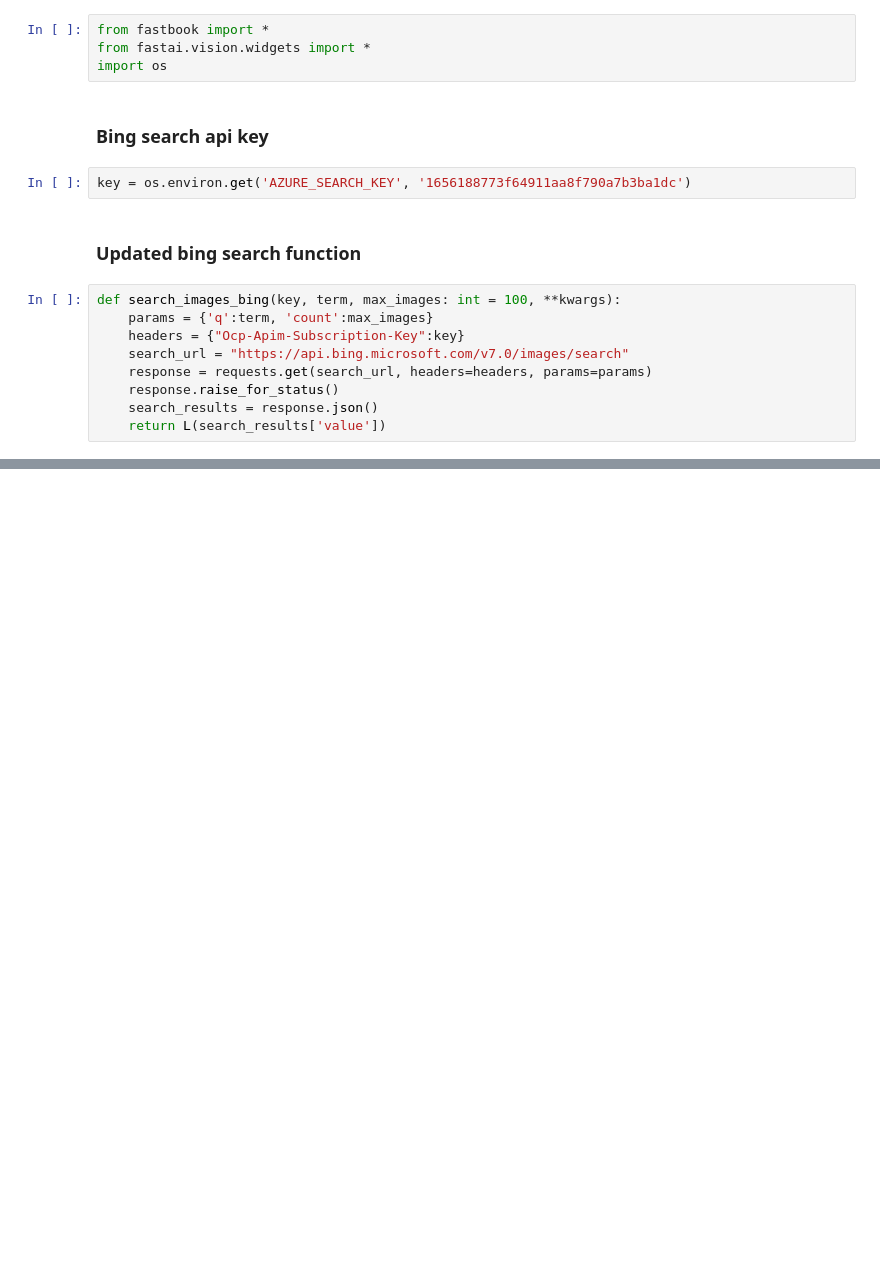
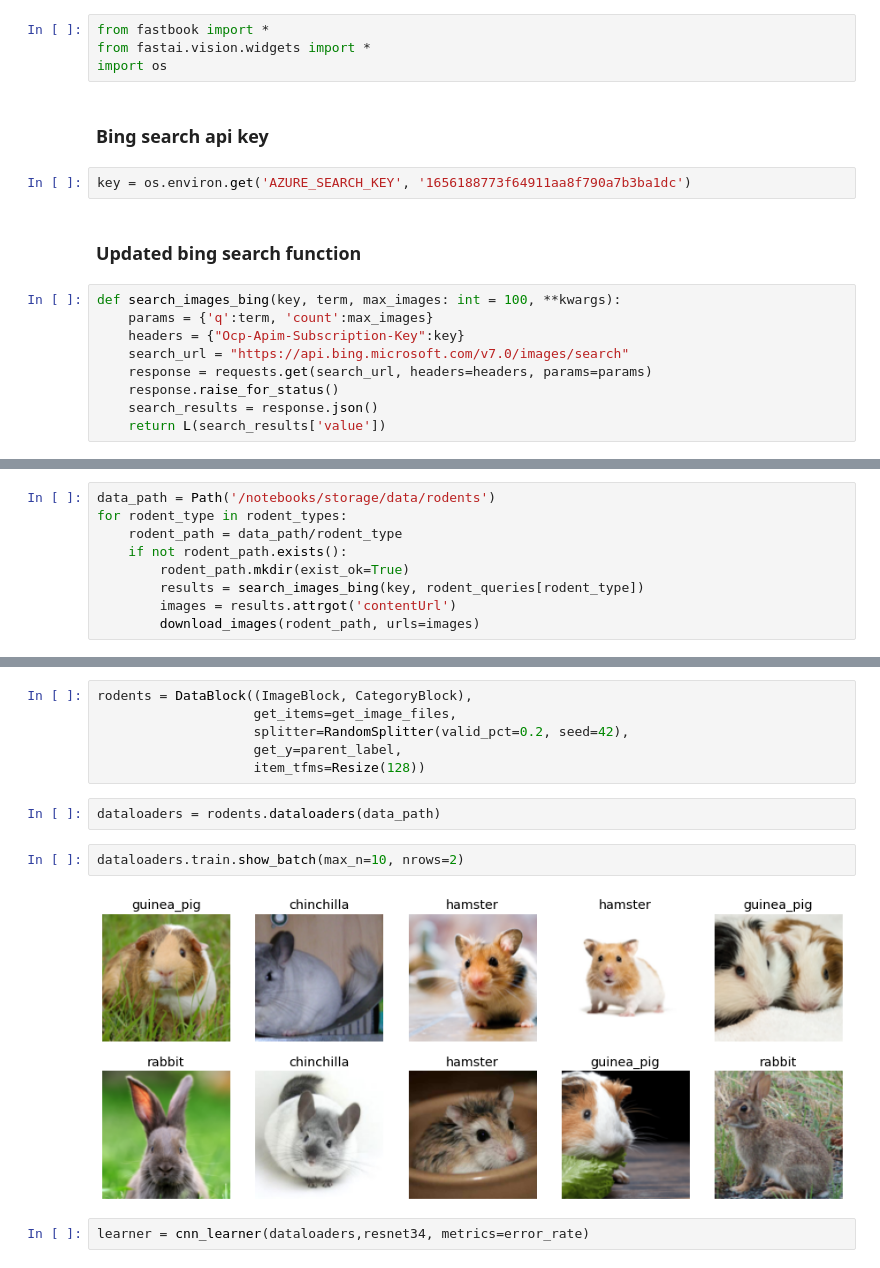
Before and after one commit to dennyi/pytorch_fastai_rodent_classifier, a Jupyter notebook: model_training.ipynb, the cells around one changed output, grey strips where cells are left out. Cells and saved outputs as stored; diff of their text form; blank space fills up the shorter version.

```diff
--- a/model_training.ipynb
+++ b/model_training.ipynb
@@ -33,0 +31,9 @@ FileNotFoundError: [Errno 2] No such file or directory: 'images/rabbits'
+# %%
+data_path = Path('/notebooks/storage/data/rodents')
+for rodent_type in rodent_types:
+    rodent_path = data_path/rodent_type
+    if not rodent_path.exists():
+        rodent_path.mkdir(exist_ok=True)
+        results = search_images_bing(key, rodent_queries[rodent_type])
+        images = results.attrgot('contentUrl')
+        download_images(rodent_path, urls=images)
@@ -33,0 +53,14 @@ FileNotFoundError: [Errno 2] No such file or directory: 'images/rabbits'
+# %%
+rodents = DataBlock((ImageBlock, CategoryBlock),
+                    get_items=get_image_files,
+                    splitter=RandomSplitter(valid_pct=0.2, seed=42),
+                    get_y=parent_label,
+                    item_tfms=Resize(128))
+# %%
+dataloaders = rodents.dataloaders(data_path)
+# %%
+dataloaders.train.show_batch(max_n=10, nrows=2)
+# %% [output]
+[figure, added]
+# %%
+learner = cnn_learner(dataloaders,resnet34, metrics=error_rate)
```
Also changed, not shown: parts of 15 cells of this notebook.
